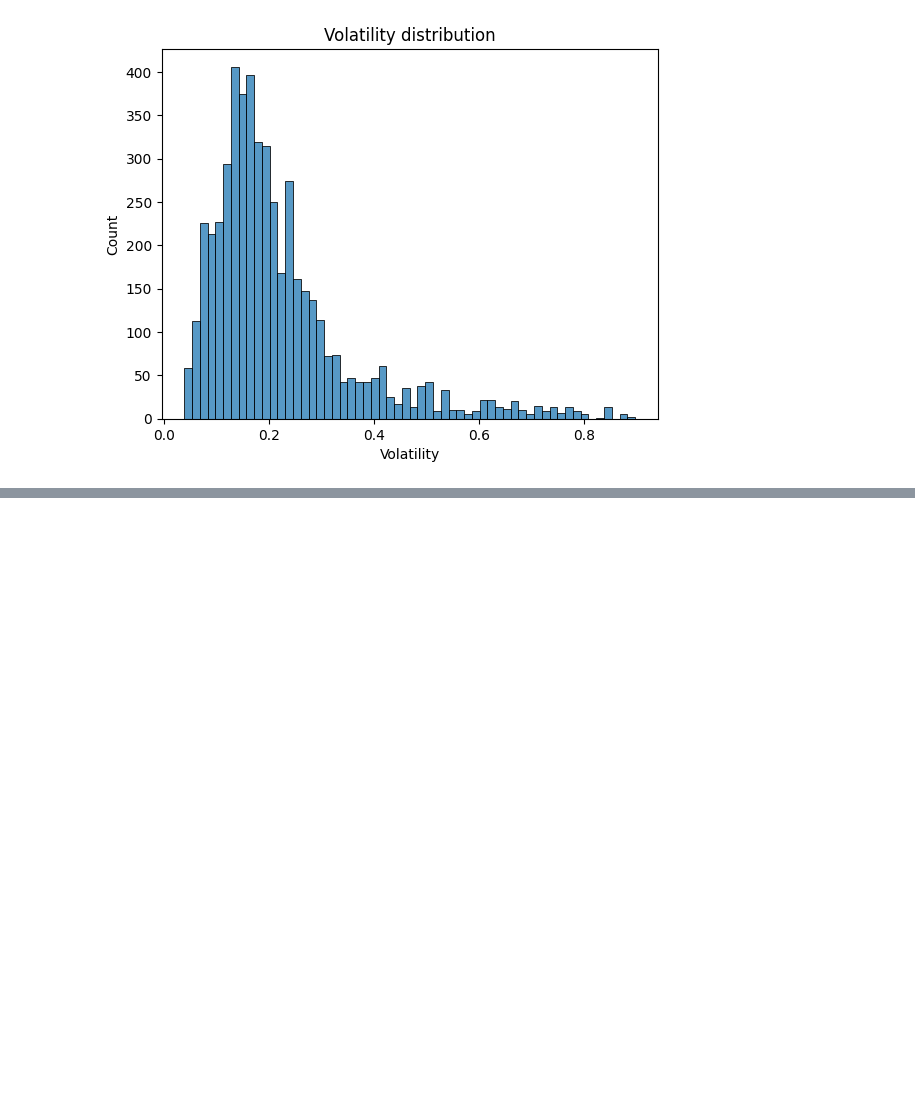
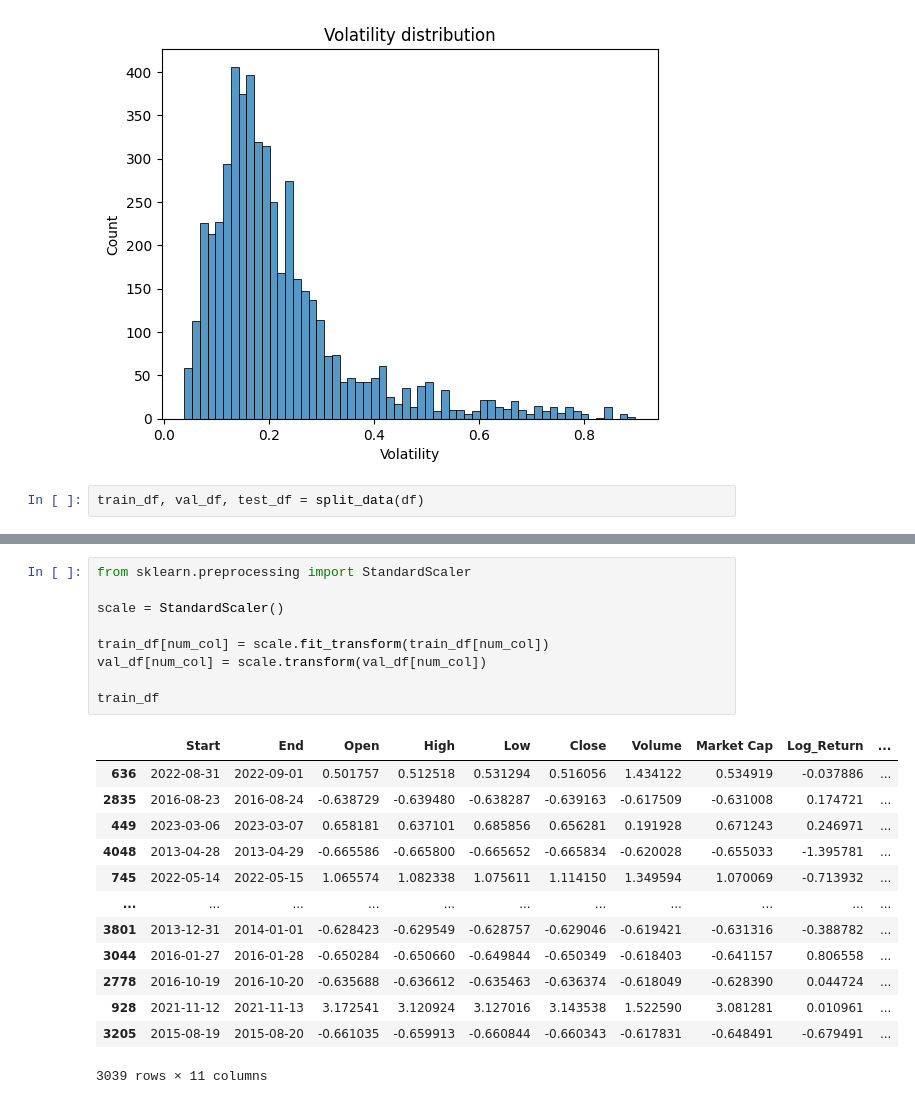
Before and after one commit to IssaMuiz/Bitcoin-volatility-prediction, a Jupyter notebook: notebooks/data_preprocessing.ipynb, the cells around one changed output, grey strips where cells are left out. Drawn from its saved outputs; the diff is of its cells as text; blank space fills up the shorter version.

Commit message:
Data splitting and features engineering

```diff
--- a/notebooks/data_preprocessing.ipynb
+++ b/notebooks/data_preprocessing.ipynb
@@ -203,3 +204,5 @@ for num in num_col:
 [figure]
 [figure]
 [figure]
+# %%
+train_df, val_df, test_df = split_data(df)
@@ -205,0 +229,23 @@ for num in num_col:
+# %%
+from sklearn.preprocessing import StandardScaler
+
+scale = StandardScaler()
+
+train_df[num_col] = scale.fit_transform(train_df[num_col])
+val_df[num_col] = scale.transform(val_df[num_col])
+
+train_df
+# %% [output]
+|  | Start | End | Open | High | Low | Close | Volume | Market Cap | Log_Return | ... |
+| 636 | 2022-08-31 | 2022-09-01 | 0.501757 | 0.512518 | 0.531294 | 0.516056 | 1.434122 | 0.534919 | -0.037886 | ... |
+| 2835 | 2016-08-23 | 2016-08-24 | -0.638729 | -0.639480 | -0.638287 | -0.639163 | -0.617509 | -0.631008 | 0.174721 | ... |
+| 449 | 2023-03-06 | 2023-03-07 | 0.658181 | 0.637101 | 0.685856 | 0.656281 | 0.191928 | 0.671243 | 0.246971 | ... |
+| 4048 | 2013-04-28 | 2013-04-29 | -0.665586 | -0.665800 | -0.665652 | -0.665834 | -0.620028 | -0.655033 | -1.395781 | ... |
+| 745 | 2022-05-14 | 2022-05-15 | 1.065574 | 1.082338 | 1.075611 | 1.114150 | 1.349594 | 1.070069 | -0.713932 | ... |
+| ... | ... | ... | ... | ... | ... | ... | ... | ... | ... | ... |
+| 3801 | 2013-12-31 | 2014-01-01 | -0.628423 | -0.629549 | -0.628757 | -0.629046 | -0.619421 | -0.631316 | -0.388782 | ... |
+| 3044 | 2016-01-27 | 2016-01-28 | -0.650284 | -0.650660 | -0.649844 | -0.650349 | -0.618403 | -0.641157 | 0.806558 | ... |
+| 2778 | 2016-10-19 | 2016-10-20 | -0.635688 | -0.636612 | -0.635463 | -0.636374 | -0.618049 | -0.628390 | 0.044724 | ... |
+| 928 | 2021-11-12 | 2021-11-13 | 3.172541 | 3.120924 | 3.127016 | 3.143538 | 1.522590 | 3.081281 | 0.010961 | ... |
+| 3205 | 2015-08-19 | 2015-08-20 | -0.661035 | -0.659913 | -0.660844 | -0.660343 | -0.617831 | -0.648491 | -0.679491 | ... |
+3039 rows × 11 columns
```
Also changed, not shown: parts of 7 cells of this notebook.
